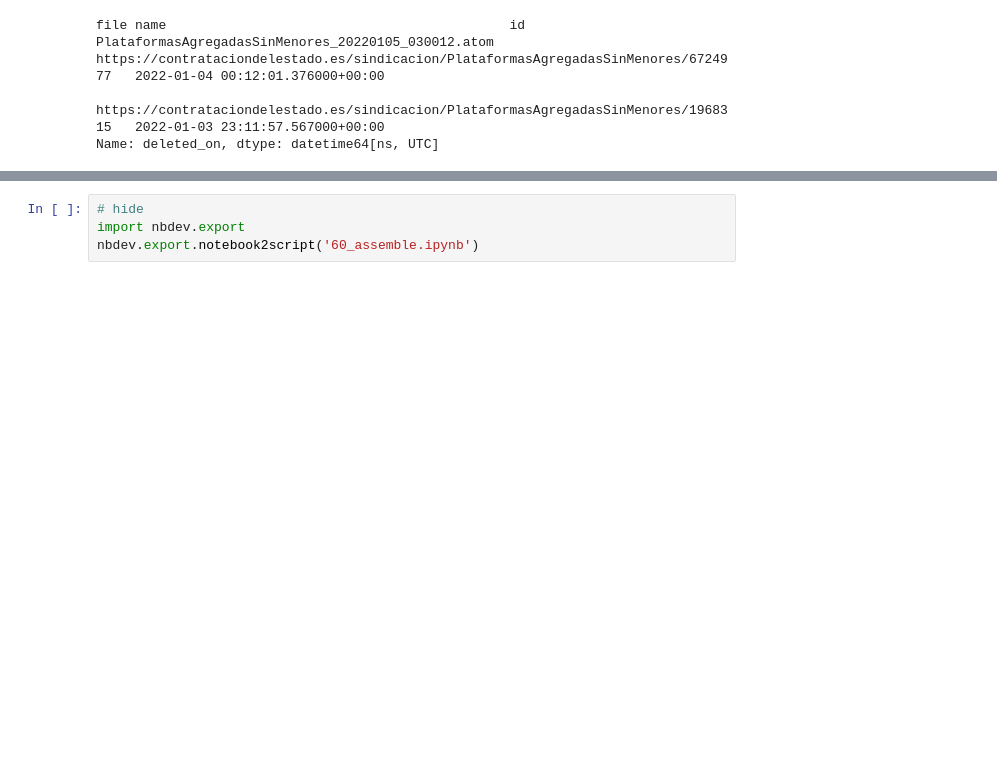
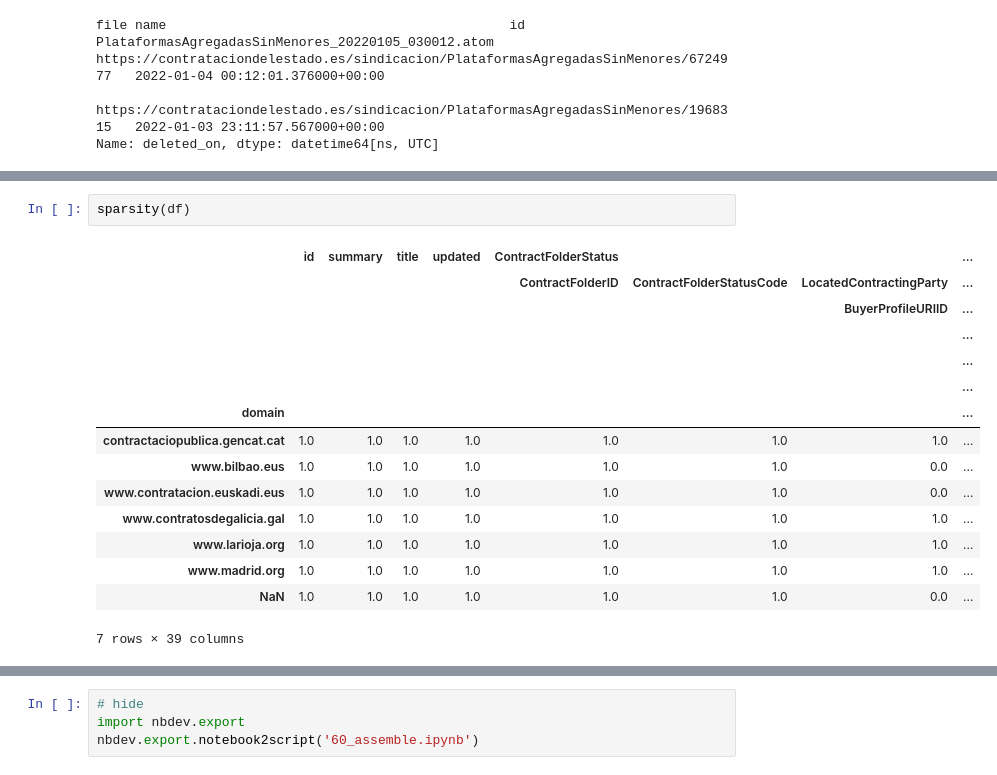
Before and after one commit to manuvazquez/dlsproc, a Jupyter notebook: 60_assemble.ipynb, the cells around one changed output, grey strips where cells are left out. Cells and saved outputs as stored; diff of their text form; blank space fills up the shorter version.

```diff
--- a/60_assemble.ipynb
+++ b/60_assemble.ipynb
@@ -396,0 +431,18 @@ Name: deleted_on, dtype: datetime64[ns, UTC]
+# %%
+sparsity(df)
+# %% [output]
+|  | id | summary | title | updated | ContractFolderStatus |  |  | ... |
+|  |  |  |  |  | ContractFolderID | ContractFolderStatusCode | LocatedContractingParty | ... |
+|  |  |  |  |  |  |  | BuyerProfileURIID | ... |
+|  |  |  |  |  |  |  |  | ... |
+|  |  |  |  |  |  |  |  | ... |
+|  |  |  |  |  |  |  |  | ... |
+| domain |  |  |  |  |  |  |  | ... |
+| contractaciopublica.gencat.cat | 1.0 | 1.0 | 1.0 | 1.0 | 1.0 | 1.0 | 1.0 | ... |
+| www.bilbao.eus | 1.0 | 1.0 | 1.0 | 1.0 | 1.0 | 1.0 | 0.0 | ... |
+| www.contratacion.euskadi.eus | 1.0 | 1.0 | 1.0 | 1.0 | 1.0 | 1.0 | 0.0 | ... |
+| www.contratosdegalicia.gal | 1.0 | 1.0 | 1.0 | 1.0 | 1.0 | 1.0 | 1.0 | ... |
+| www.larioja.org | 1.0 | 1.0 | 1.0 | 1.0 | 1.0 | 1.0 | 1.0 | ... |
+| www.madrid.org | 1.0 | 1.0 | 1.0 | 1.0 | 1.0 | 1.0 | 1.0 | ... |
+| NaN | 1.0 | 1.0 | 1.0 | 1.0 | 1.0 | 1.0 | 0.0 | ... |
+7 rows × 39 columns
```
Also changed, not shown: parts of 13 cells of this notebook, 8 other files.
